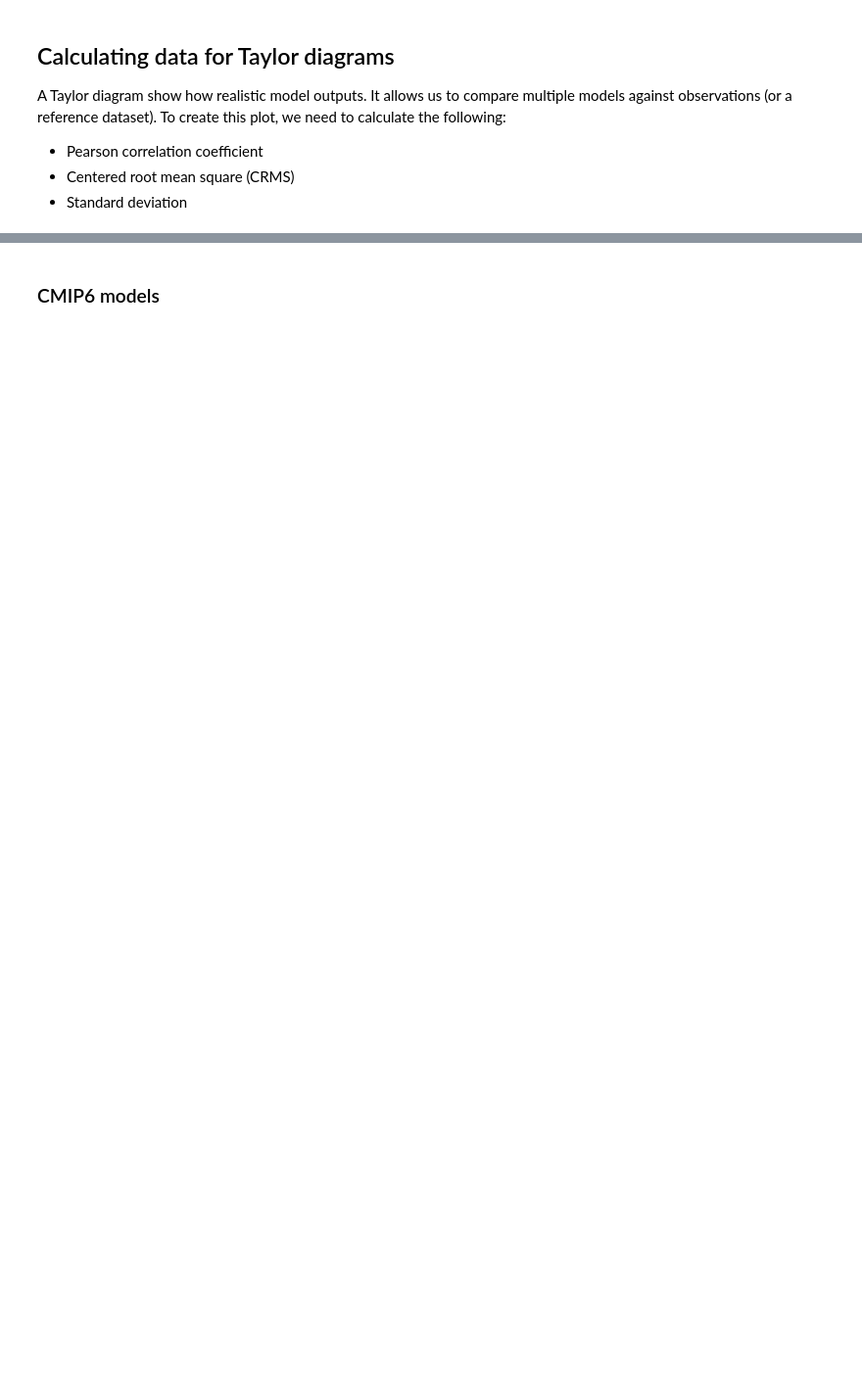
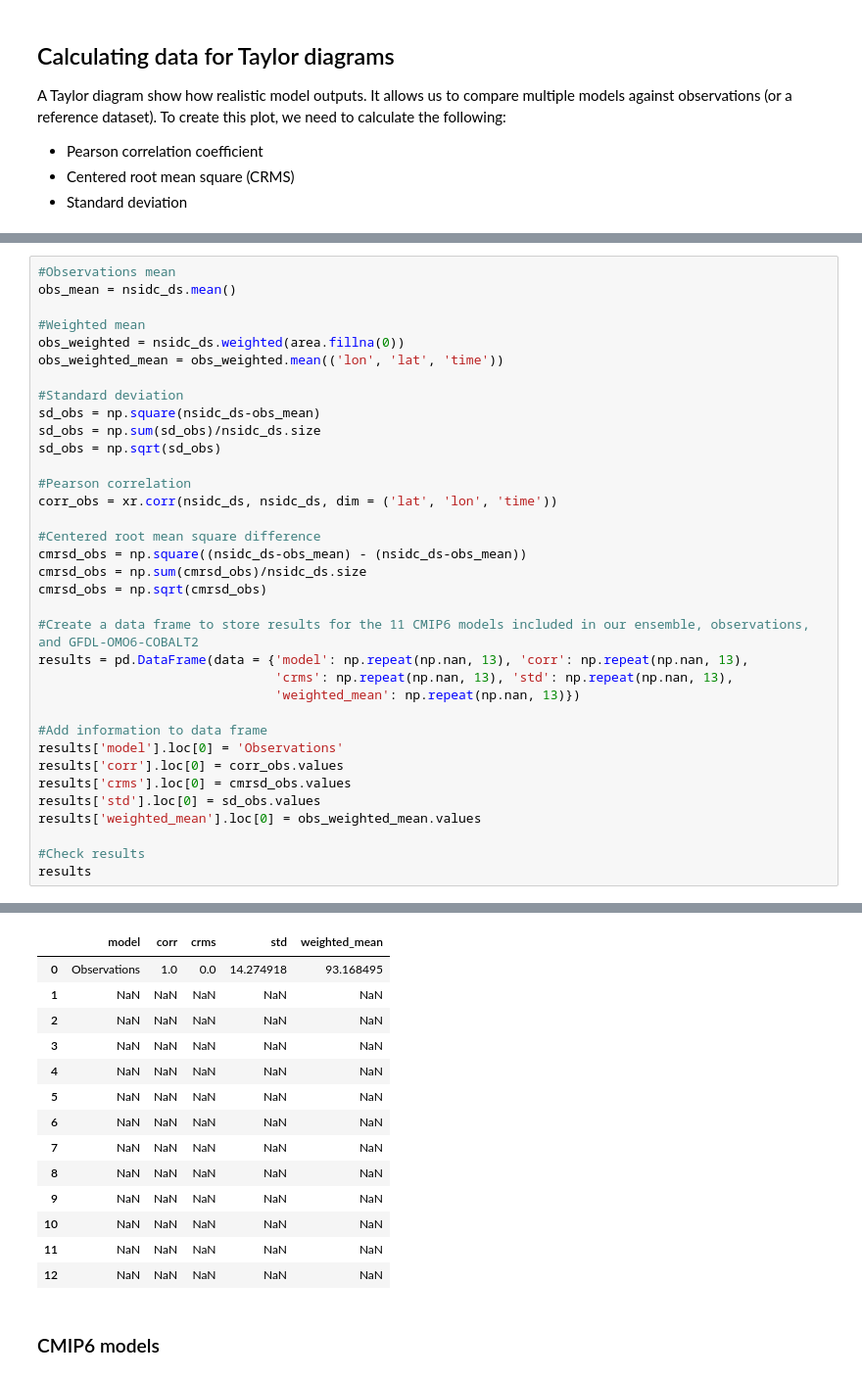
Before and after one commit to Fish-MIP/SOMEME, a Jupyter notebook: scripts/Comparing_sic_data_obs_models.ipynb, the cells around one changed output, grey strips where cells are left out. Shown at 98% size. Drawn from its saved outputs; the diff is of its cells as text; blank space fills up the shorter version.

```diff
--- a/scripts/Comparing_sic_data_obs_models.ipynb
+++ b/scripts/Comparing_sic_data_obs_models.ipynb
@@ -451,0 +463,36 @@ A Taylor diagram show how realistic model outputs. It allows us to compare multi
+# %%
+#Observations mean
+obs_mean = nsidc_ds.mean()
+
+#Weighted mean
+obs_weighted = nsidc_ds.weighted(area.fillna(0))
+obs_weighted_mean = obs_weighted.mean(('lon', 'lat', 'time'))
+
+#Standard deviation
+sd_obs = np.square(nsidc_ds-obs_mean)
+sd_obs = np.sum(sd_obs)/nsidc_ds.size
+sd_obs = np.sqrt(sd_obs)
+
+#Pearson correlation
+corr_obs = xr.corr(nsidc_ds, nsidc_ds, dim = ('lat', 'lon', 'time'))
+
+#Centered root mean square difference
+cmrsd_obs = np.square((nsidc_ds-obs_mean) - (nsidc_ds-obs_mean))
+cmrsd_obs = np.sum(cmrsd_obs)/nsidc_ds.size
+cmrsd_obs = np.sqrt(cmrsd_obs)
+
+#Create a data frame to store results for the 11 CMIP6 models included in our ensemble, observations, and GFDL-OMO6-COBALT2
+results = pd.DataFrame(data = {'model': np.repeat(np.nan, 13), 'corr': np.repeat(np.nan, 13),
+                               'crms': np.repeat(np.nan, 13), 'std': np.repeat(np.nan, 13),
+                               'weighted_mean': np.repeat(np.nan, 13)})
+
+#Add information to data frame
+results['model'].loc[0] = 'Observations'
+results['corr'].loc[0] = corr_obs.values
+results['crms'].loc[0] = cmrsd_obs.values
+results['std'].loc[0] = sd_obs.values
+results['weighted_mean'].loc[0] = obs_weighted_mean.values
+
+#Check results
+results
+# %% [output]
@@ -452,3 +515,17 @@ A Taylor diagram show how realistic model outputs. It allows us to compare multi
+|  | model | corr | crms | std | weighted_mean |
+| 0 | Observations | 1.0 | 0.0 | 14.274918 | 93.168495 |
+| 1 | NaN | NaN | NaN | NaN | NaN |
+| 2 | NaN | NaN | NaN | NaN | NaN |
+| 3 | NaN | NaN | NaN | NaN | NaN |
+| 4 | NaN | NaN | NaN | NaN | NaN |
+| 5 | NaN | NaN | NaN | NaN | NaN |
+| 6 | NaN | NaN | NaN | NaN | NaN |
+| 7 | NaN | NaN | NaN | NaN | NaN |
+| 8 | NaN | NaN | NaN | NaN | NaN |
+| 9 | NaN | NaN | NaN | NaN | NaN |
+| 10 | NaN | NaN | NaN | NaN | NaN |
+| 11 | NaN | NaN | NaN | NaN | NaN |
+| 12 | NaN | NaN | NaN | NaN | NaN |
 # %% [markdown]
 ### CMIP6 models
 # %%
```
Also changed, not shown: parts of 8 cells of this notebook.
